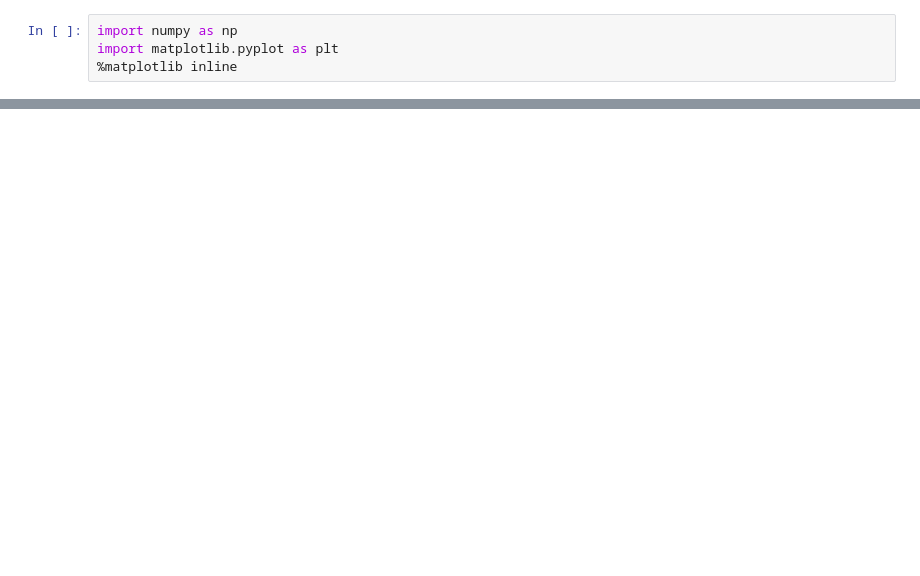
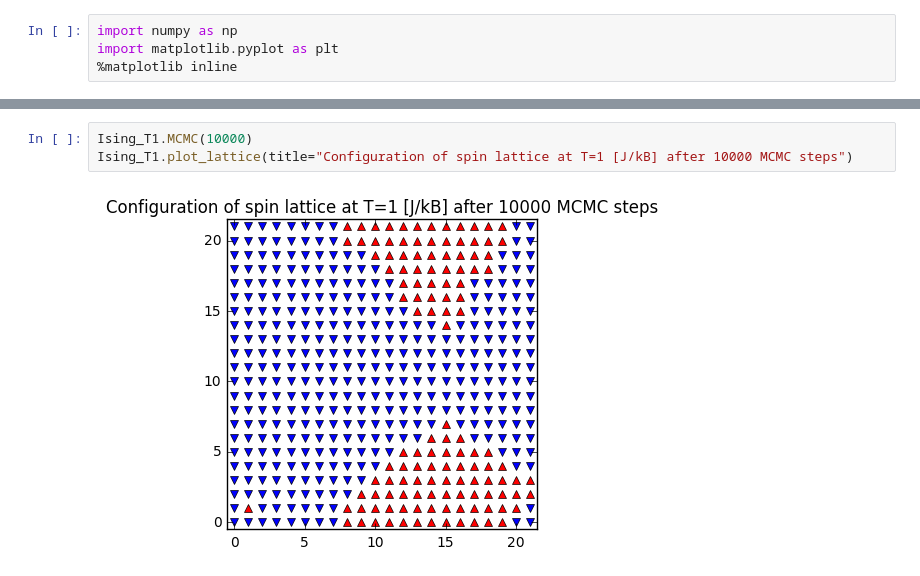
Before and after one commit to DromaninCM/PAS-IPython-notebooks, a Jupyter notebook: homework-4-pas-krzakala.ipynb, the cells around one changed output, grey strips where cells are left out. Drawn from its saved outputs; the diff is of its cells as text; blank space fills up the shorter version.

```diff
--- a/homework-4-pas-krzakala.ipynb
+++ b/homework-4-pas-krzakala.ipynb
@@ -121,0 +120,5 @@ Ising_highT.plot_lattice()
+# %%
+Ising_T1.MCMC(10000)
+Ising_T1.plot_lattice(title="Configuration of spin lattice at T=1 [J/kB] after 10000 MCMC steps")
+# %% [output]
+[figure, added]
```
Also changed, not shown: parts of 57 cells of this notebook.
